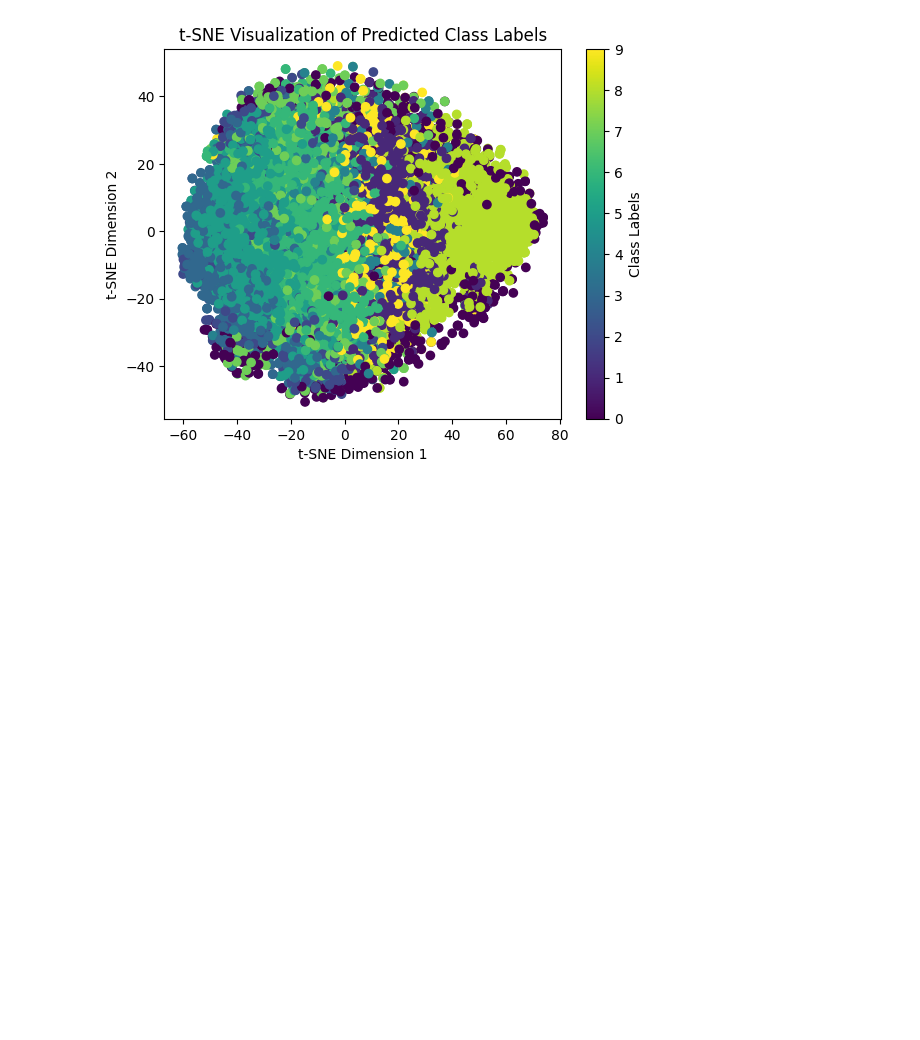
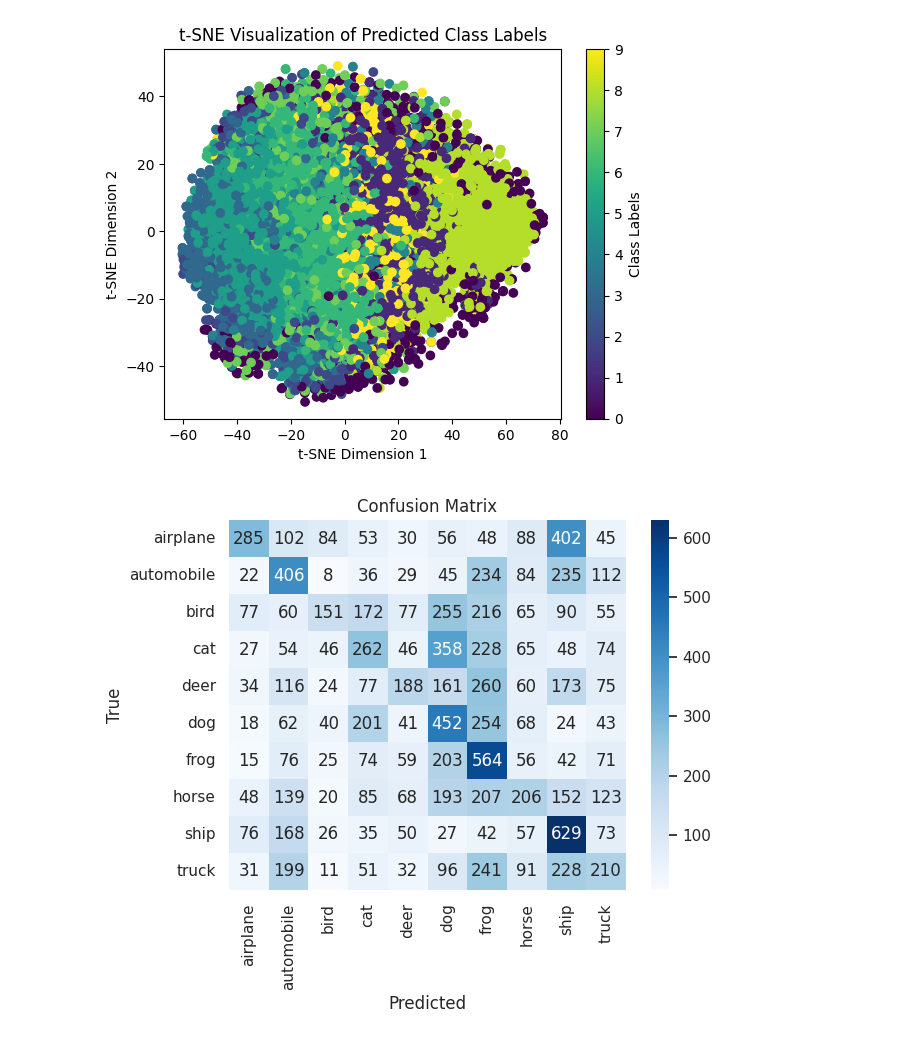
Before and after one commit to Markermav/AI_Project_G22, a Jupyter notebook: GaussianNB_naive_bayes.ipynb, the cells around one changed output. Drawn from its saved outputs; the diff is of its cells as text; code cells hidden in the pictures; blank space fills up the shorter version.

Commit message:
Add files via upload
Confusion Matrix added

```diff
--- a/GaussianNB_naive_bayes.ipynb
+++ b/GaussianNB_naive_bayes.ipynb
@@ -87,3 +85,22 @@ F1 Score: 0.2664666406345061
 Accuracy: 0.27941666666666665
 [figure]
 [figure]
+# %%
+from sklearn.metrics import confusion_matrix, ConfusionMatrixDisplay
+import matplotlib.pyplot as plt
+import seaborn as sns
+
+# Compute confusion matrix
+cm = confusion_matrix(y_test, y_pred)
+
+# Plot confusion matrix
+labels = ["airplane", "automobile", "bird", "cat", "deer", "dog", "frog", "horse", "ship", "truck"]
+
+sns.set(font_scale=1)
+sns.heatmap(cm, annot=True, fmt='d', xticklabels=labels, yticklabels=labels, cmap='Blues')
+plt.xlabel('Predicted')
+plt.ylabel('True')
+plt.title('Confusion Matrix')
+plt.show()
+# %% [output]
+[figure, added]
```
Also changed, not shown: parts of 1 cell of this notebook.
